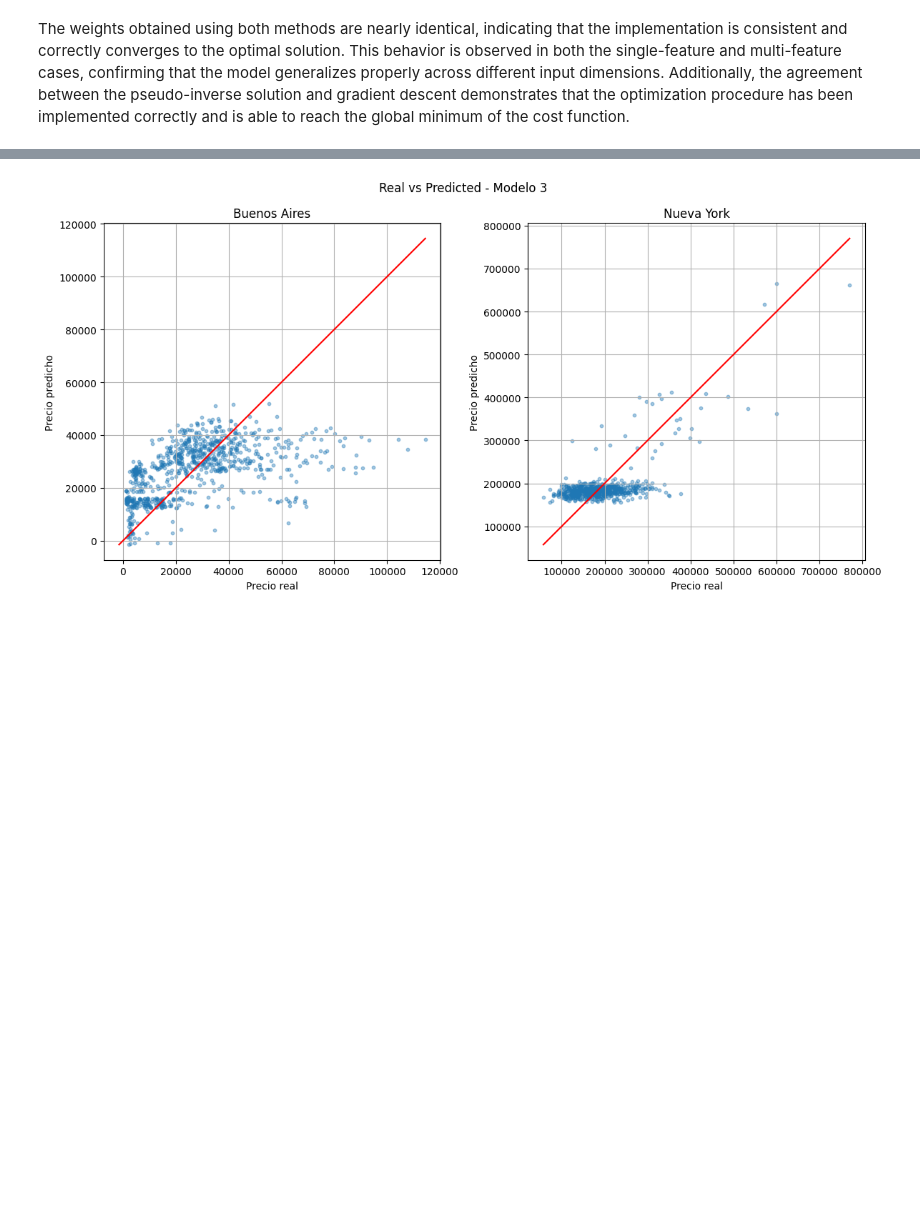
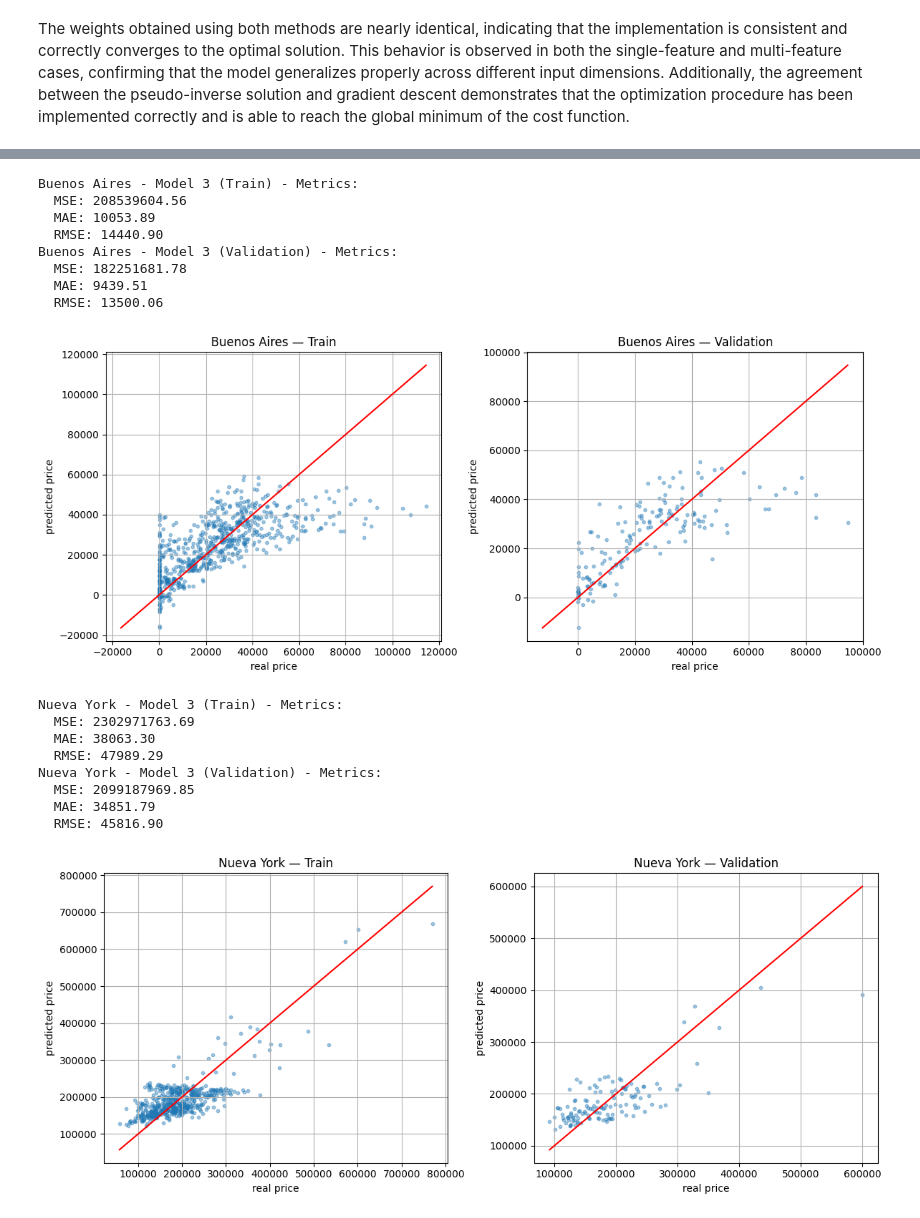
Before and after one commit to pepoberess/PredictorPreciosCasas_Beresten, a Jupyter notebook: notebooks/Entrega_TP1.ipynb, the cells around one changed output, grey strips where cells are left out. Drawn from its saved outputs; the diff is of its cells as text; code cells hidden in the pictures; blank space fills up the shorter version.

```diff
--- a/notebooks/Entrega_TP1.ipynb
+++ b/notebooks/Entrega_TP1.ipynb
@@ -184,22 +195,23 @@ plt.show()
 # %% [markdown]
 Buenos Aires' histogram exhibits a concentration of low values that deviate from the main distribution, it makes no sense that the price of some houses are near 0. As a result, it will be necessary to apply transformations or adjustments to ensure that the model can more accurately learn the underlying relationships.
 # %%
+# Detect suspiciously low BA prices, scale them up, and compare distributions before/after
 old_data = data_train.copy()
+new_data = data_train.copy()
 
-thresholdBA = choose_thresholds(data_train)
+thresholdBA = choose_thresholds(new_data, 0.2)
 print(f"Threshold Buenos Aires: {thresholdBA}")
 
-data_train = adjust_low_prices(data_train, thresholdBA, factorBA=20)
-data_test = adjust_low_prices(data_test, thresholdBA, factorBA=20)
+new_data = adjust_low_prices(new_data, thresholdBA, factorBA=20)
 
-pricesBA = data_train[data_train["lat"] < 0]["precio"]
+pricesBA = new_data[new_data["lat"] < 0]["precio"]
 old_pricesBA = old_data[old_data["lat"] < 0]["precio"]
 
 fig, axes = plt.subplots(1, 2, figsize=(10, 4))
 axes[0].hist(np.log1p(old_pricesBA), bins=60, edgecolor="black", alpha=0.75)
-axes[0].set_title("Histograma log1p(Before Adjustment) - Buenos Aires")
+axes[0].set_title("Histogram log1p(Before Adjustment) - Buenos Aires")
 axes[1].hist(np.log1p(pricesBA), bins=60, edgecolor="black", alpha=0.75)
-axes[1].set_title("Histograma log1p(After Adjustment) - Buenos Aires")
+axes[1].set_title("Histogram log1p(After Adjustment) - Buenos Aires")
 plt.tight_layout()
 plt.show()
 # %% [output]
@@ -308,6 +324,7 @@ edad: optimum weight = 0.007581295357824897
 # %% [markdown]
 The weights obtained using both methods are nearly identical, indicating that the implementation is consistent and correctly converges to the optimal solution. This behavior is observed in both the single-feature and multi-feature cases, confirming that the model generalizes properly across different input dimensions. Additionally, the agreement between the pseudo-inverse solution and gradient descent demonstrates that the optimization procedure has been implemented correctly and is able to reach the global minimum of the cost function.
 # %%
+# M1 (area only) and M2 (area + pool indicator): fit and plot regression lines
 city_datas_stats = [("Buenos Aires", data_train_ba_norm, statistics_ba), ("Nueva York", data_train_ny_norm, statistics_ny)]
 
 for ciudad, data, stats in city_datas_stats:
@@ -336,7 +353,7 @@ for ciudad, data, stats in city_datas_stats:
     sort_idx1 = np.argsort(X1_real["Área"])
     axes[0].scatter(X1_real["Área"], y_real1, alpha=0.3, s=10, label="Real")
     axes[0].plot(X1_real["Área"][sort_idx1], y_pred1[sort_idx1], color="red", label="Predicción")
-    axes[0].set_title("Modelo 1: Área")
+    axes[0].set_title("Model 1: Área")
     axes[0].set_xlabel("Área")
     axes[0].set_ylabel("Precio")
     axes[0].legend()
@@ -351,7 +368,7 @@ for ciudad, data, stats in city_datas_stats:
         axes[1].scatter(X2_real["Área"][con_pileta], y_real2[con_pileta], alpha=0.3, s=10, label="Con pileta")
         axes[1].plot(X2_real["Área"][sort_idx2], y_pred2[sort_idx2], color="red", label="Predicción")
 
-        axes[1].set_title("Modelo 2: Área + Pileta")
+        axes[1].set_title("Model 2: Área + Pileta")
         axes[1].set_xlabel("Área")
         axes[1].set_ylabel("Precio")
         axes[1].legend()
@@ -367,40 +385,42 @@ As New York properties are primarily apartments and penthouses, which do not inc
 The model suggests that having a pool is associated with a slight increase in property prices. However, this effect appears to be relatively weak and not statistically dominant. The dispersion observed in the data indicates that the presence of a pool is not a key determinant of price. In fact, there are multiple cases where houses with a pool and similar area to those without one are priced equally or even lower. This overlap highlights that other variables play a much more significant role in explaining price variation. So, while a pool may add some marginal value, it does not appear to be a decisive factor in property valuation within this dataset.
 # %%
-fig, axes = plt.subplots(1, 2, figsize=(12, 6))
-i = 0
+# M3: full set of base features — train and evaluate on train/validation per city
+city_datas_stats = [("Buenos Aires", train_ba_norm, val_ba, val_ba_norm, statistics_ba), ("Nueva York", train_ny_norm, val_ny, val_ny_norm, statistics_ny)]
+featuresM3 = ["Área", "ambientes", "metros_cubiertos", "edad", "pisos", "tipo_casa", "tipo_depto","lat", "lon"]
 
-for ciudad, data, stats in city_datas_stats:
+for ciudad, data, val_data, val_data_norm, stats in city_datas_stats:
+    X3_train = data[featuresM3]
+    y = data["precio"]
+    X3_val = val_data_norm[featuresM3]
+    y3_val = val_data["precio"]
 
-    X3 = data[[
-        "Área", "ambientes", "metros_cubiertos",
-        "edad", "pisos",
-        "tipo_casa", "tipo_depto"
-    ]]
-    y = data["precio"]
-
-    M3 = LinearRegression(X3, y)
+    M3 = LinearRegression(X3_train, y)
     M3.pseudo_inverse()
 
-    X3_real, y3_real, y3_pred = denormalize_dataset(M3, stats)
+    _, y3_real, y3_pred = denormalize_dataset(M3, stats)
+    print_metrics(y3_real, y3_pred, title=f"{ciudad} - Model 3 (Train)")
 
-    ax = axes[i]
+    y3_pred_val = denormalize_prediction(M3, X3_val, stats)
+    print_metrics(y3_val, y3_pred_val, title=f"{ciudad} - Model 3 (Validation)")
 
-    ax.scatter(y3_real, y3_pred, alpha=0.4, s=10)
-
-    min_val = min(y3_real.min(), y3_pred.min())
-    max_val = max(y3_real.max(), y3_pred.max())
-    ax.plot([min_val, max_val], [min_val, max_val], color="red")
-
-    ax.set_title(f"{ciudad}")
-    ax.set_xlabel("Precio real")
-    ax.set_ylabel("Precio predicho")
-    ax.grid(True)
-
-    i += 1
-
-plt.suptitle("Real vs Predicted - Modelo 3")
-plt.tight_layout()
-plt.show()
+    plot_real_vs_pred(y3_real, y3_pred, y3_val, y3_pred_val, title=ciudad)
 # %% [output]
+Buenos Aires - Model 3 (Train) - Metrics:
+  MSE: 208539604.56
+  MAE: 10053.89
+  RMSE: 14440.90
+Buenos Aires - Model 3 (Validation) - Metrics:
+  MSE: 182251681.78
+  MAE: 9439.51
+  RMSE: 13500.06
-[figure, old version]
+[figure, new version]
+Nueva York - Model 3 (Train) - Metrics:
+  MSE: 2302971763.69
+  MAE: 38063.30
+  RMSE: 47989.29
+Nueva York - Model 3 (Validation) - Metrics:
+  MSE: 2099187969.85
+  MAE: 34851.79
+  RMSE: 45816.90
+[figure, added]
 # %%
```
Also changed, not shown: parts of 24 cells of this notebook, 10 other files.
